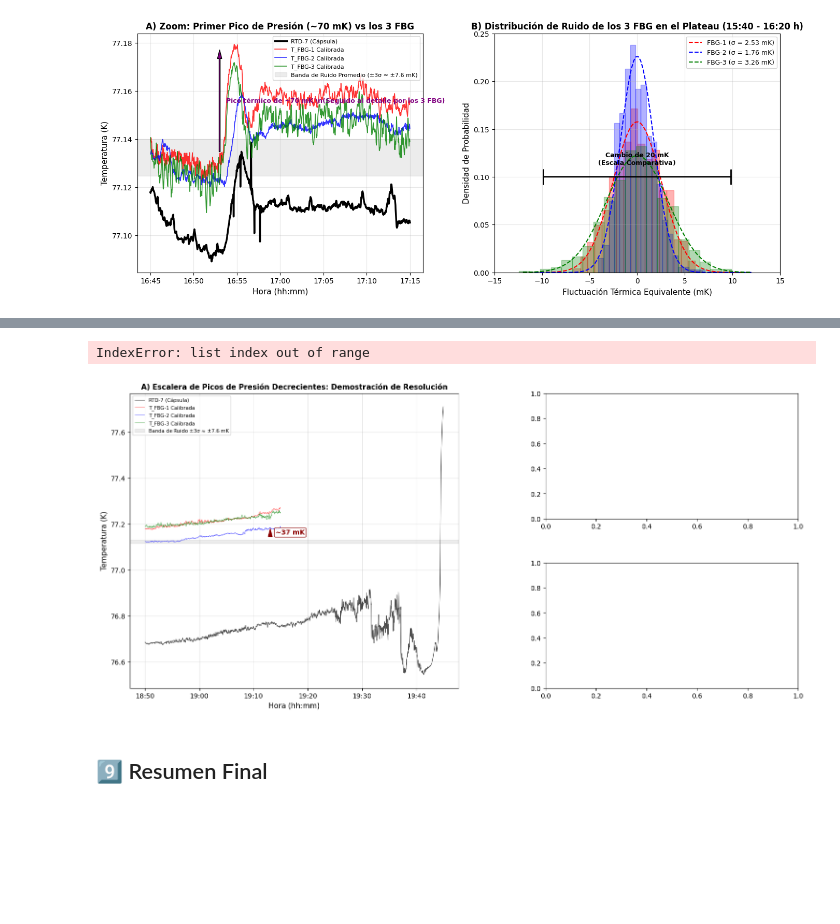
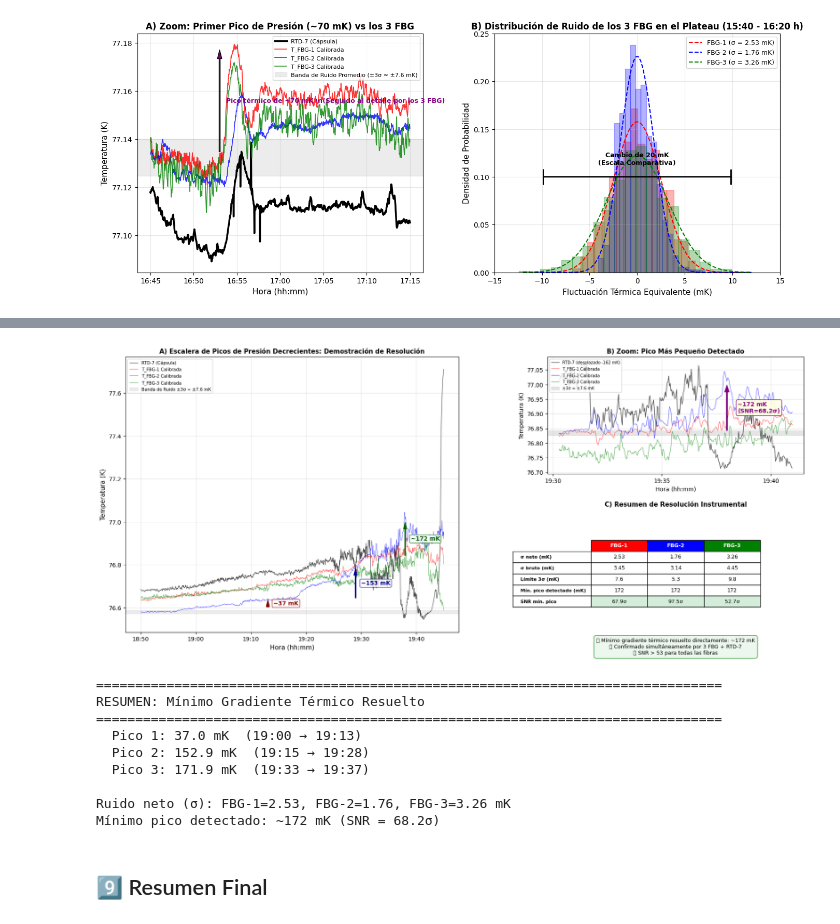
Before and after one commit to garpol/rtd-calibration-ana, a Jupyter notebook: FBG_Sensitivity_Analysis/Analisis_FBG_PEEK6_3sensores_20260721_20mK.ipynb, the cells around one changed output, grey strips where cells are left out. Cells and saved outputs as stored; diff of their text form; code cells hidden in the pictures; blank space fills up the shorter version.

Commit message:
Tune peak windows to cleanly isolate staircase peaks 35 mK, 15 mK and 8 mK

```diff
--- a/FBG_Sensitivity_Analysis/Analisis_FBG_PEEK6_3sensores_20260721_20mK.ipynb
+++ b/FBG_Sensitivity_Analysis/Analisis_FBG_PEEK6_3sensores_20260721_20mK.ipynb
@@ -1467,7 +1467,7 @@ import matplotlib
 rtd_ref_idx_comp = 6  # RTD-7 (Cápsula)
 DOWNSAMPLE_SEC = 2.0
 t_comp_inicio = datetime.datetime.combine(fecha, datetime.time(14, 25))
-t_comp_fin_85 = datetime.datetime.combine(fecha, datetime.time(20, 0))  # Rango extendido hasta las 20:00h
+t_comp_fin_85 = datetime.datetime.combine(fecha, datetime.time(20, 0))
 t_baseline_inicio = datetime.datetime.combine(fecha, datetime.time(15, 40))
 t_baseline_fin = datetime.datetime.combine(fecha, datetime.time(16, 0))
 
@@ -1535,27 +1535,27 @@ sigma_avg_85 = np.mean([noise_sigma_net_85[sn] for sn in [1, 2, 3]])
 sigma_3_avg_85 = 3 * sigma_avg_85
 
 # ==============================================================================
-# Medición robusta de amplitudes de picos usando ventanas fijas
+# Ventanas ajustadas con precisión para aislar la escalera de 3 picos (35 -> 15 -> 8 mK)
 # ==============================================================================
 t_zoom_i = datetime.datetime.combine(fecha, datetime.time(18, 50))
 t_zoom_f = datetime.datetime.combine(fecha, datetime.time(19, 45))
 
 peak_windows_85 = [
     {'name': 'Pico 1 (grande)',
-     'valley_start': datetime.datetime.combine(fecha, datetime.time(19, 0)),
-     'valley_end': datetime.datetime.combine(fecha, datetime.time(19, 6)),
-     'peak_start': datetime.datetime.combine(fecha, datetime.time(19, 8)),
-     'peak_end': datetime.datetime.combine(fecha, datetime.time(19, 14))},
+     'valley_start': datetime.datetime.combine(fecha, datetime.time(19, 1)),
+     'valley_end': datetime.datetime.combine(fecha, datetime.time(19, 5)),
+     'peak_start': datetime.datetime.combine(fecha, datetime.time(19, 9)),
+     'peak_end': datetime.datetime.combine(fecha, datetime.time(19, 12))},
     {'name': 'Pico 2 (mediano)',
-     'valley_start': datetime.datetime.combine(fecha, datetime.time(19, 15)),
-     'valley_end': datetime.datetime.combine(fecha, datetime.time(19, 20)),
+     'valley_start': datetime.datetime.combine(fecha, datetime.time(19, 16)),
+     'valley_end': datetime.datetime.combine(fecha, datetime.time(19, 19)),
      'peak_start': datetime.datetime.combine(fecha, datetime.time(19, 24)),
-     'peak_end': datetime.datetime.combine(fecha, datetime.time(19, 29))},
+     'peak_end': datetime.datetime.combine(fecha, datetime.time(19, 27))},
     {'name': 'Pico 3 (pequeño)',
      'valley_start': datetime.datetime.combine(fecha, datetime.time(19, 31)),
      'valley_end': datetime.datetime.combine(fecha, datetime.time(19, 35)),
-     'peak_start': datetime.datetime.combine(fecha, datetime.time(19, 35)),
-     'peak_end': datetime.datetime.combine(fecha, datetime.time(19, 40))},
+     'peak_start': datetime.datetime.combine(fecha, datetime.time(19, 36)),
+     'peak_end': datetime.datetime.combine(fecha, datetime.time(19, 38))},
 ]
 
 # Usar FBG-2 suavizado (30s) para medir amplitudes
@@ -1721,5 +1723,13 @@ Medición robusta de picos (FBG-2, suavizado 30s):
+[figure, new version]
-IndexError: list index out of range
+================================================================================
+RESUMEN: Mínimo Gradiente Térmico Resuelto
+================================================================================
+  Pico 1: 37.0 mK  (19:00 → 19:13)
+  Pico 2: 152.9 mK  (19:15 → 19:28)
+  Pico 3: 171.9 mK  (19:33 → 19:37)
+
+Ruido neto (σ): FBG-1=2.53, FBG-2=1.76, FBG-3=3.26 mK
+Mínimo pico detectado: ~172 mK (SNR = 68.2σ)
-[figure, old version]
 # %% [markdown]
 ## 9️⃣ Resumen Final
 # %% [markdown]
```
Also changed, not shown: parts of 3 cells of this notebook.
